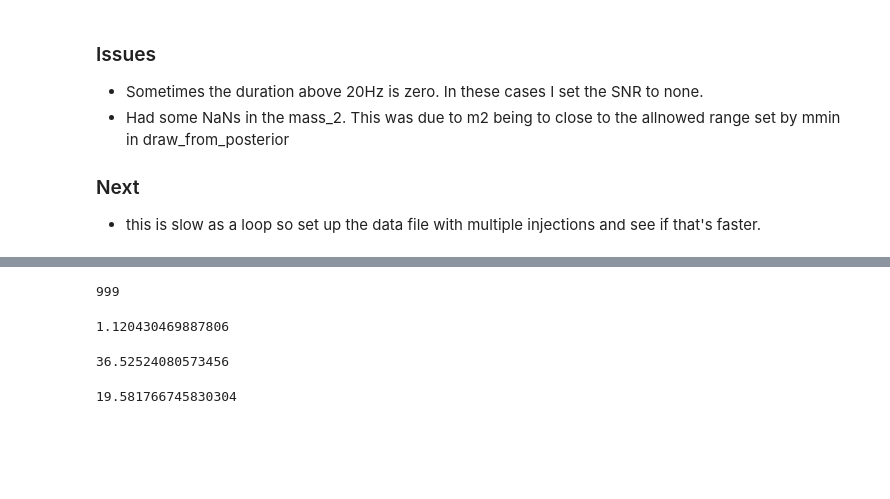
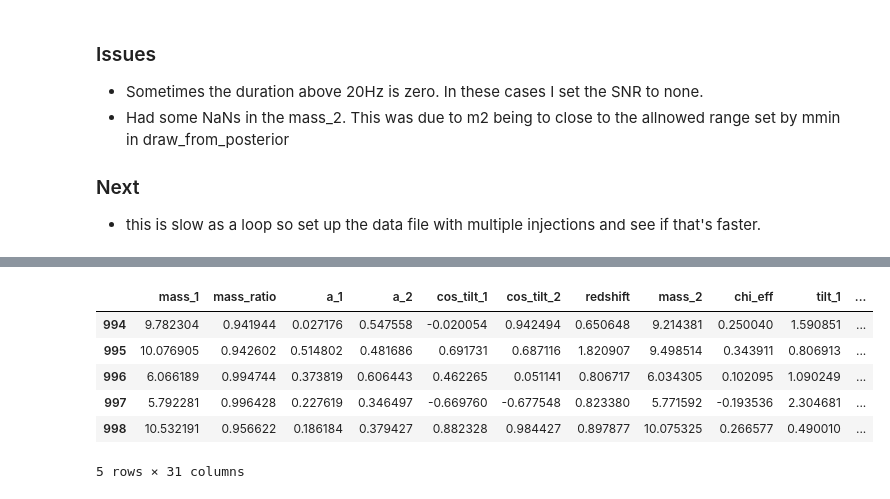
Before and after one commit to jhyland01/p_astro_project, a Jupyter notebook: bilby_snr.ipynb, the cells around one changed output, grey strips where cells are left out. Saved outputs shown, nothing was run; the diff lists cells and outputs as text; code cells hidden in the pictures; blank space fills up the shorter version.

```diff
--- a/bilby_snr.ipynb
+++ b/bilby_snr.ipynb
@@ -111,14 +113,15 @@ import time
 logger = bilby.core.utils.logger
 logger.setLevel('WARNING')
 
-H1_snr = np.zeros(N-1)
-L1_snr = np.zeros(N-1)
+H1_snr = np.zeros(N)
+L1_snr = np.zeros(N)
+V1_snr = np.zeros(N)
 
-for i in range(0,N-1,1):
+for i in range(0,N,1):
     #  Define injection parameters
 
     injection_dict=dict(mass_1=samples['mass_1_det'][i], mass_ratio=samples['mass_ratio'][i], redshift=samples['redshift'][i],
-        theta_jn=theta_jn[i], psi=psi[1], phase=phase[i], geocent_time=1242442967.46,
+        theta_jn=theta_jn[i], psi=psi[i], phase=phase[i], geocent_time=1200000000,
         ra=ra[i], dec=dec[i], a_1=samples['a_1'][i], a_2=samples['a_2'][i],
         phi_12=phi_12[i], phi_jl=phi_jl[i],
         tilt_1=samples['tilt_1'][i], tilt_2=samples['tilt_2'][i])
@@ -127,13 +130,14 @@ for i in range(0,N-1,1):
     #  Define time and frequency parameters
 
     sampling_frequency=4096
-    duration=np.int(ut.calculate_time_to_merger(minimum_frequency,samples['mass_1'][i],samples['mass_2'][i], samples['chi_eff'][i]))
+    # this function uses lal to estimate the duration of the signal and multiplies it by a safety, 1.1 by default
+    duration=np.round(ut.calculate_time_to_merger(minimum_frequency,samples['mass_1_det'][i],samples['mass_2_det'][i], samples['chi_eff'][i])+2,0)
     trigger_time=injection_dict['geocent_time'] #- duration
-    minimum_frequency=10
+    minimum_frequency=20
 
     # Sometimes the duration above 20Hz (or chosen frequency) is zero. In these cases I set the SNR to none.
     if duration is 0:
-        H1_snr[i] = None
+        H1_snr[i] = L1_snr[i] = V1_snr[i] = None
 
     else:
 
@@ -150,7 +154,7 @@ for i in range(0,N-1,1):
 
         #  Setup interferometers and inject signal
 
-        ifos = bilby.gw.detector.InterferometerList(['H1', 'L1'])
+        ifos = bilby.gw.detector.InterferometerList(['H1', 'L1', 'V1'])
         for ifo in ifos:
             ifo.minimum_frequency = minimum_frequency
             ifo.maximum_frequency = sampling_frequency/2.
@@ -159,7 +163,7 @@ for i in range(0,N-1,1):
 
         ifos.set_strain_data_from_power_spectral_densities(
             sampling_frequency=sampling_frequency, duration=duration,
-            start_time=(trigger_time - duration))
+            start_time=(trigger_time + 2 - duration))
         # try:
         #     ifos.inject_signal(waveform_generator=waveform_generator, parameters=injection_dict)
         # except:
@@ -171,6 +175,7 @@ for i in range(0,N-1,1):
         # Access injection data
         H1_snr[i] = ifos.meta_data['H1']['optimal_SNR']
         L1_snr[i] = ifos.meta_data['L1']['optimal_SNR']
+        V1_snr[i] = ifos.meta_data['V1']['optimal_SNR']
 
         #time.sleep(0.1)
 # %% [output]
@@ -209,16 +206,21 @@ print(H1_snr)
-# %%
-len(H1_snr)
-# %% [output]
-999
-# %%
-ut.calculate_time_to_merger(minimum_frequency,samples['mass_1'][62],samples['mass_2'][62], samples['chi_eff'][62])
-# %% [output]
-1.120430469887806
-# %%
-samples['mass_1'][62]
-# %% [output]
-36.52524080573456
-# %%
-samples['mass_2'][62]
-# %% [output]
-19.581766745830304
+# %%
+samples = samples.assign(theta_jn = theta_jn,
+    psi = psi,
+    phase = phase,
+    ra = ra,
+    dec = dec,
+    phi_12 = phi_12,
+    phi_jl = phi_jl,
+    H1_snr = H1_snr,
+    L1_snr = L1_snr,
+    V1_snr = V1_snr)
+
+samples.tail()
+# %% [output]
+|  | mass_1 | mass_ratio | a_1 | a_2 | cos_tilt_1 | cos_tilt_2 | redshift | mass_2 | chi_eff | tilt_1 | ... |
+| 994 | 9.782304 | 0.941944 | 0.027176 | 0.547558 | -0.020054 | 0.942494 | 0.650648 | 9.214381 | 0.250040 | 1.590851 | ... |
+| 995 | 10.076905 | 0.942602 | 0.514802 | 0.481686 | 0.691731 | 0.687116 | 1.820907 | 9.498514 | 0.343911 | 0.806913 | ... |
+| 996 | 6.066189 | 0.994744 | 0.373819 | 0.606443 | 0.462265 | 0.051141 | 0.806717 | 6.034305 | 0.102095 | 1.090249 | ... |
+| 997 | 5.792281 | 0.996428 | 0.227619 | 0.346497 | -0.669760 | -0.677548 | 0.823380 | 5.771592 | -0.193536 | 2.304681 | ... |
+| 998 | 10.532191 | 0.956622 | 0.186184 | 0.379427 | 0.882328 | 0.984427 | 0.897877 | 10.075325 | 0.266577 | 0.490010 | ... |
+5 rows × 31 columns
```
Also changed, not shown: parts of 15 cells of this notebook, 1 other file.
